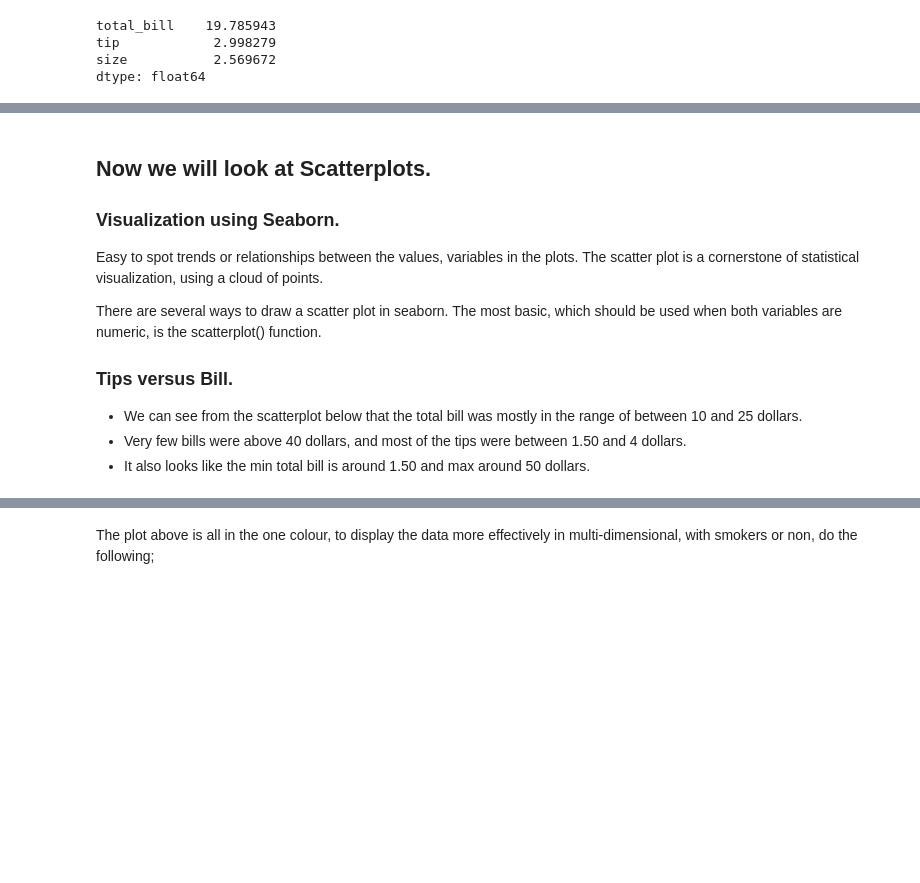
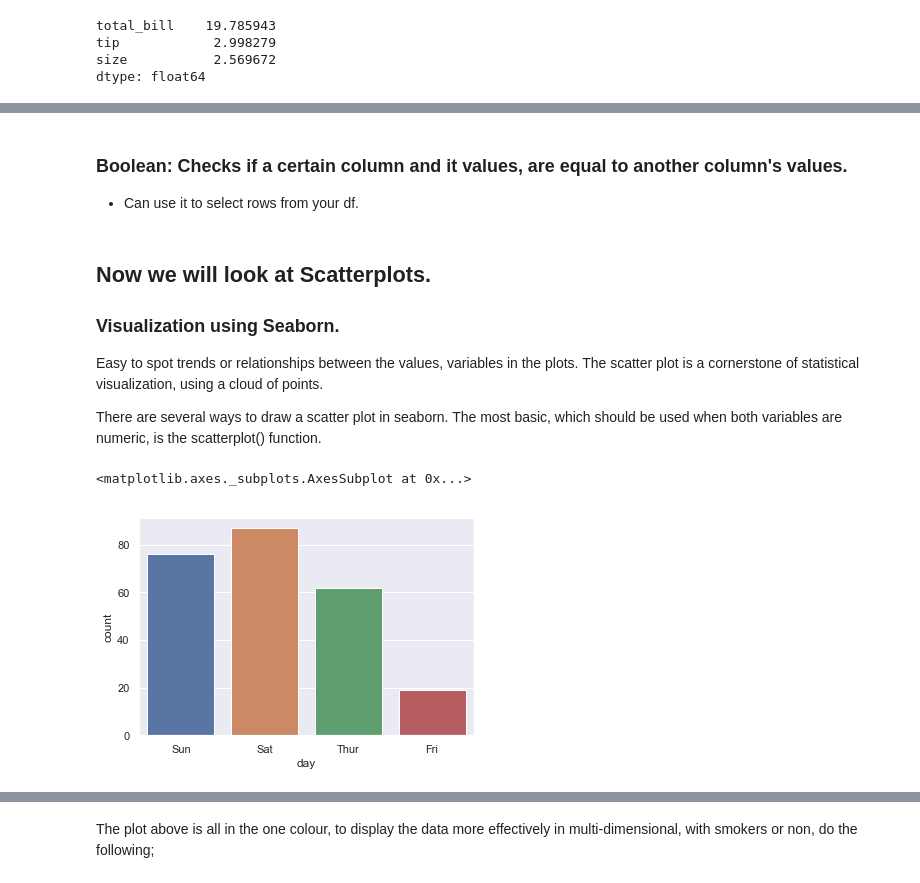
Before and after one commit to daithimarkham/Fund-Project-2019, a Jupyter notebook: The-Tips-Data-Set.ipynb, the cells around one changed output, grey strips where cells are left out. Saved outputs shown, nothing was run; the diff lists cells and outputs as text; code cells hidden in the pictures; blank space fills up the shorter version.

```diff
--- a/The-Tips-Data-Set.ipynb
+++ b/The-Tips-Data-Set.ipynb
@@ -217,0 +284,3 @@ sns.set(style="darkgrid") # default colour for the grid in Seaborn.
+# %% [markdown]
+### Boolean: Checks if a certain column and it values, are equal to another column's values.
+- Can use it to select rows from your df.
@@ -223,10 +294,9 @@ Easy to spot trends or relationships between the values, variables in the plots.
 The scatter plot is a cornerstone of statistical visualization, using a cloud of points.
 
 There are several ways to draw a scatter plot in seaborn. The most basic, which should be used when both variables are numeric, is the scatterplot() function.
-
-
-
-### Tips versus Bill.
-- We can see from the scatterplot below that the total bill was mostly in the range of between 10 and 25 dollars.
-- Very few bills were above 40 dollars, and most of the tips were between 1.50 and 4 dollars.
-- It also looks like the min total bill is around 1.50 and max around 50 dollars.
+# %%
+# Displays tables per day.
+sns.countplot(x='day' ,data=df)
+# %% [output]
+<matplotlib.axes._subplots.AxesSubplot at 0x...>
+[figure, added]
```
Also changed, not shown: parts of 43 cells of this notebook.
